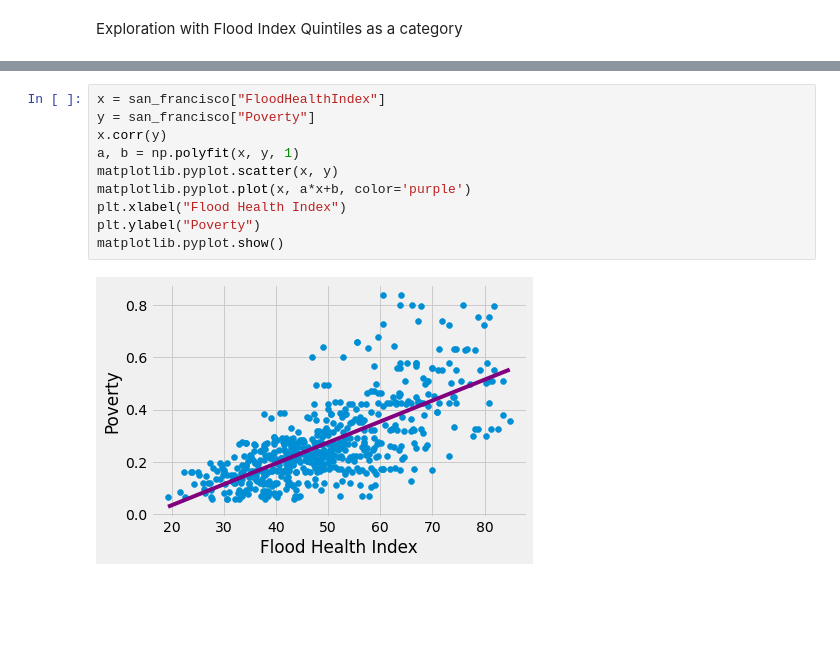
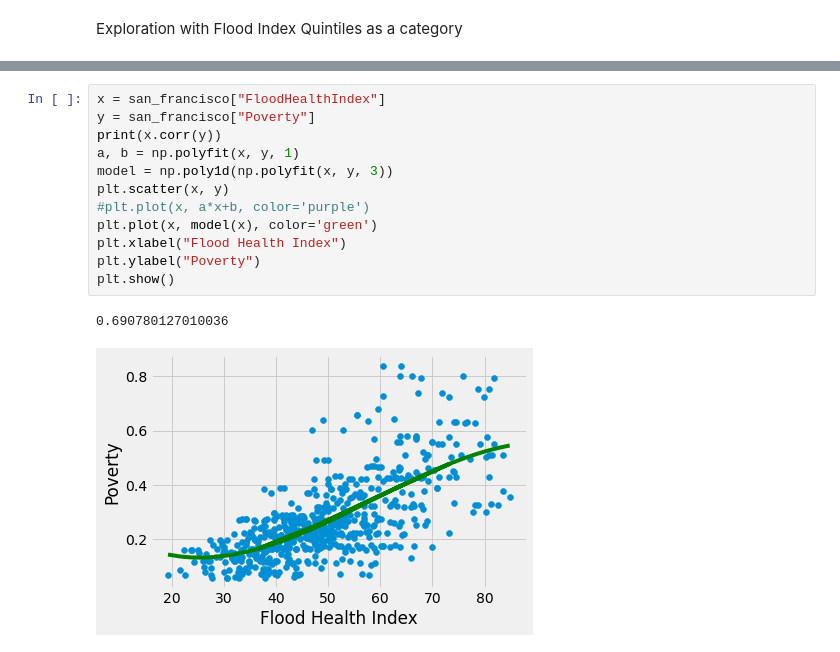
Before and after one commit to Ranabor/CDC-2022, a Jupyter notebook: data_exploration_sam.ipynb, the cells around one changed output, grey strips where cells are left out. Saved outputs shown, nothing was run; the diff lists cells and outputs as text; blank space fills up the shorter version.

```diff
--- a/data_exploration_sam.ipynb
+++ b/data_exploration_sam.ipynb
@@ -45,12 +45,15 @@ san_francisco.groupby("FloodHealthIndex_Quintiles").min()
 # %%
 x = san_francisco["FloodHealthIndex"]
 y = san_francisco["Poverty"]
-x.corr(y)
+print(x.corr(y))
 a, b = np.polyfit(x, y, 1)
-matplotlib.pyplot.scatter(x, y)
-matplotlib.pyplot.plot(x, a*x+b, color='purple')
+model = np.poly1d(np.polyfit(x, y, 3))
+plt.scatter(x, y)
+#plt.plot(x, a*x+b, color='purple')
+plt.plot(x, model(x), color='green')
 plt.xlabel("Flood Health Index")
 plt.ylabel("Poverty")
-matplotlib.pyplot.show()
+plt.show()
 # %% [output]
+0.690780127010036
-[figure, old version]
+[figure, new version]
```
